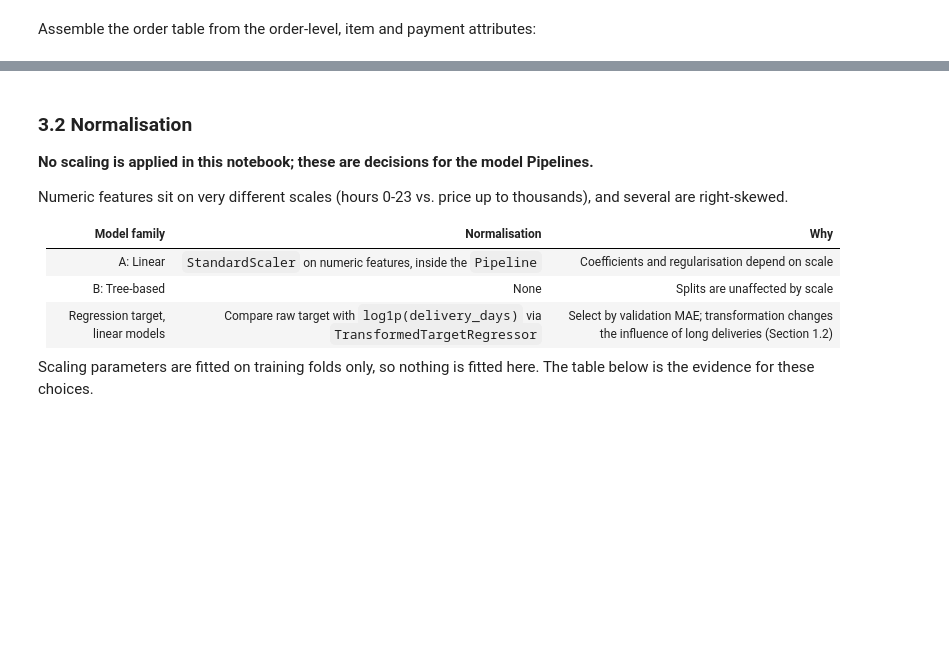
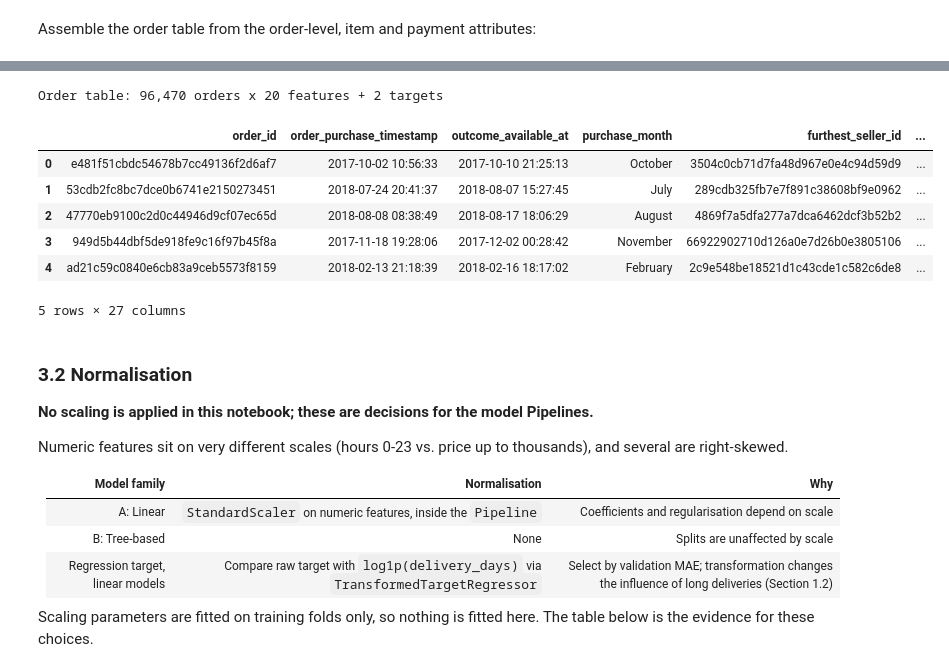
Before and after one commit to YuanJiayi/Team6_IT5006_Ecommerce_Analytics_AY2627Sem1, a Jupyter notebook: notebooks/phase2/data_prep.ipynb, the cells around one changed output, grey strips where cells are left out. Saved outputs shown, nothing was run; the diff lists cells and outputs as text; code cells hidden in the pictures; blank space fills up the shorter version.

```diff
--- a/notebooks/phase2/data_prep.ipynb
+++ b/notebooks/phase2/data_prep.ipynb
@@ -528,3 +580,17 @@ order_table.head()
+# %%
+order_table = order_table[["order_id", "order_purchase_timestamp", "outcome_available_at", "purchase_month",
+                           "furthest_seller_id", *FEATURES, *TARGETS]]
+print(f"Order table: {len(order_table):,} orders x {len(FEATURES)} features + {len(TARGETS)} targets")
+order_table.head()
+# %% [output]
+Order table: 96,470 orders x 20 features + 2 targets
+|  | order_id | order_purchase_timestamp | outcome_available_at | purchase_month | furthest_seller_id | ... |
+| 0 | e481f51cbdc54678b7cc49136f2d6af7 | 2017-10-02 10:56:33 | 2017-10-10 21:25:13 | October | 3504c0cb71d7fa48d967e0e4c94d59d9 | ... |
+| 1 | 53cdb2fc8bc7dce0b6741e2150273451 | 2018-07-24 20:41:37 | 2018-08-07 15:27:45 | July | 289cdb325fb7e7f891c38608bf9e0962 | ... |
+| 2 | 47770eb9100c2d0c44946d9cf07ec65d | 2018-08-08 08:38:49 | 2018-08-17 18:06:29 | August | 4869f7a5dfa277a7dca6462dcf3b52b2 | ... |
+| 3 | 949d5b44dbf5de918fe9c16f97b45f8a | 2017-11-18 19:28:06 | 2017-12-02 00:28:42 | November | 66922902710d126a0e7d26b0e3805106 | ... |
+| 4 | ad21c59c0840e6cb83a9ceb5573f8159 | 2018-02-13 21:18:39 | 2018-02-16 18:17:02 | February | 2c9e548be18521d1c43cde1c582c6de8 | ... |
+5 rows × 27 columns
 # %% [markdown]
 ### 3.2 Normalisation
 
```
Also changed, not shown: parts of 16 cells of this notebook, 26 other files.
